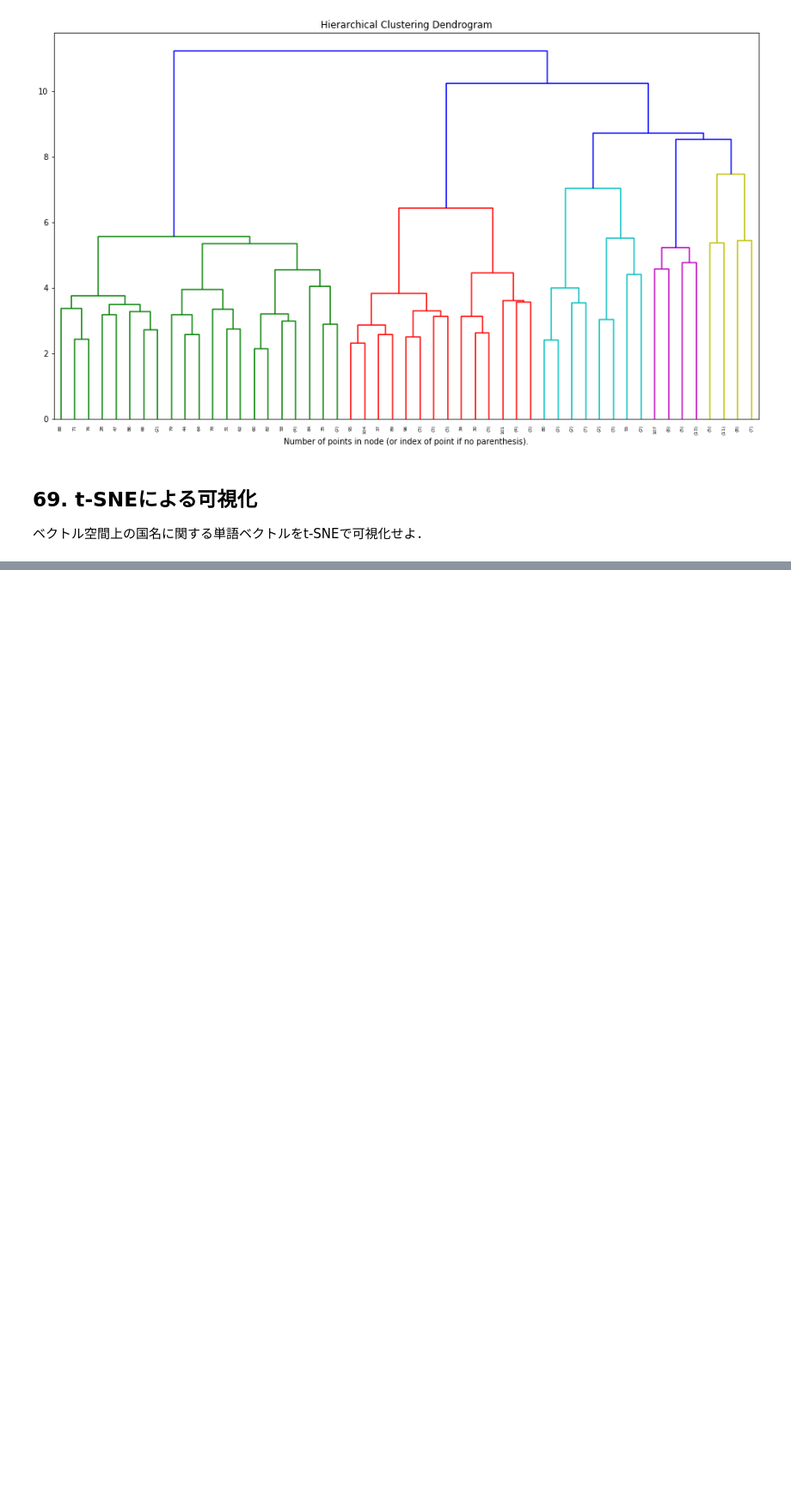
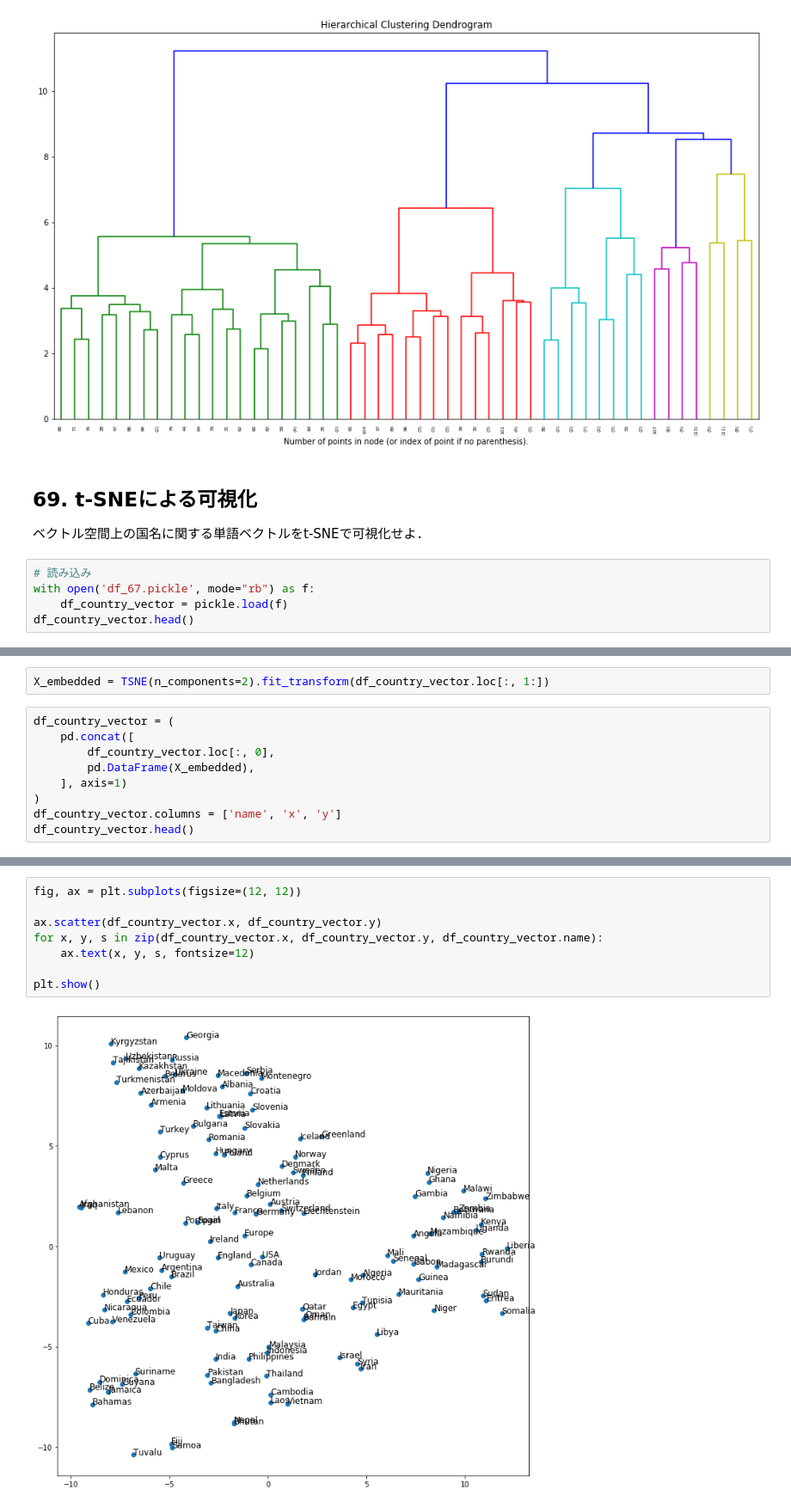
Before and after one commit to Kazuya-Minakuchi/natural_language_processing_100_knocks, a Jupyter notebook: notebooks/07_word_vector.ipynb, the cells around one changed output, grey strips where cells are left out. Shown at 86% size. Cells and saved outputs as stored; diff of their text form; blank space fills up the shorter version.

```diff
--- a/notebooks/07_word_vector.ipynb
+++ b/notebooks/07_word_vector.ipynb
@@ -663,3 +663,8 @@ plt.show()
 # %% [markdown]
 ## 69. t-SNEによる可視化
 ベクトル空間上の国名に関する単語ベクトルをt-SNEで可視化せよ．
+# %%
+# 読み込み
+with open('df_67.pickle', mode="rb") as f:
+    df_country_vector = pickle.load(f)
+df_country_vector.head()
@@ -665,0 +681,11 @@ plt.show()
+# %%
+X_embedded = TSNE(n_components=2).fit_transform(df_country_vector.loc[:, 1:])
+# %%
+df_country_vector = (
+    pd.concat([
+        df_country_vector.loc[:, 0],
+        pd.DataFrame(X_embedded),
+    ], axis=1)
+)
+df_country_vector.columns = ['name', 'x', 'y']
+df_country_vector.head()
@@ -665,0 +699,10 @@ plt.show()
+# %%
+fig, ax = plt.subplots(figsize=(12, 12))
+
+ax.scatter(df_country_vector.x, df_country_vector.y)
+for x, y, s in zip(df_country_vector.x, df_country_vector.y, df_country_vector.name):
+    ax.text(x, y, s, fontsize=12)
+
+plt.show()
+# %% [output]
+[figure, added]
```
Also changed, not shown: parts of 3 cells of this notebook.
